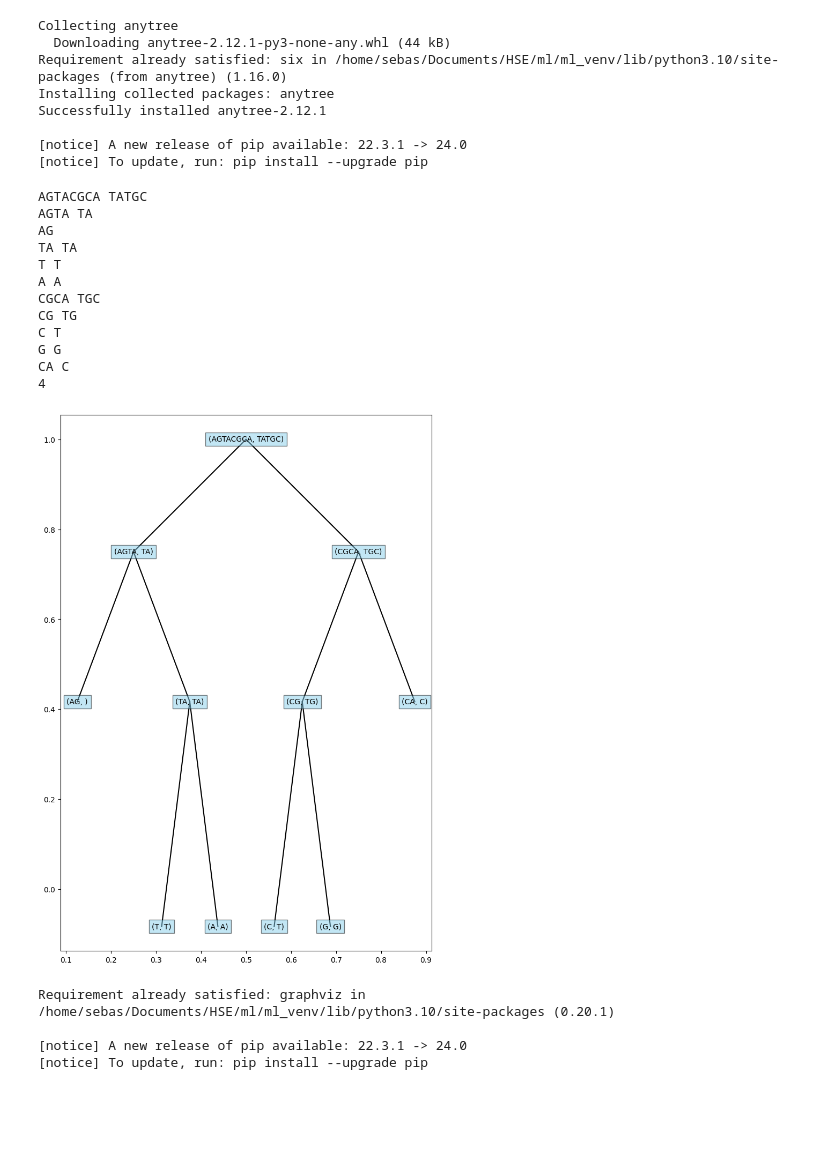
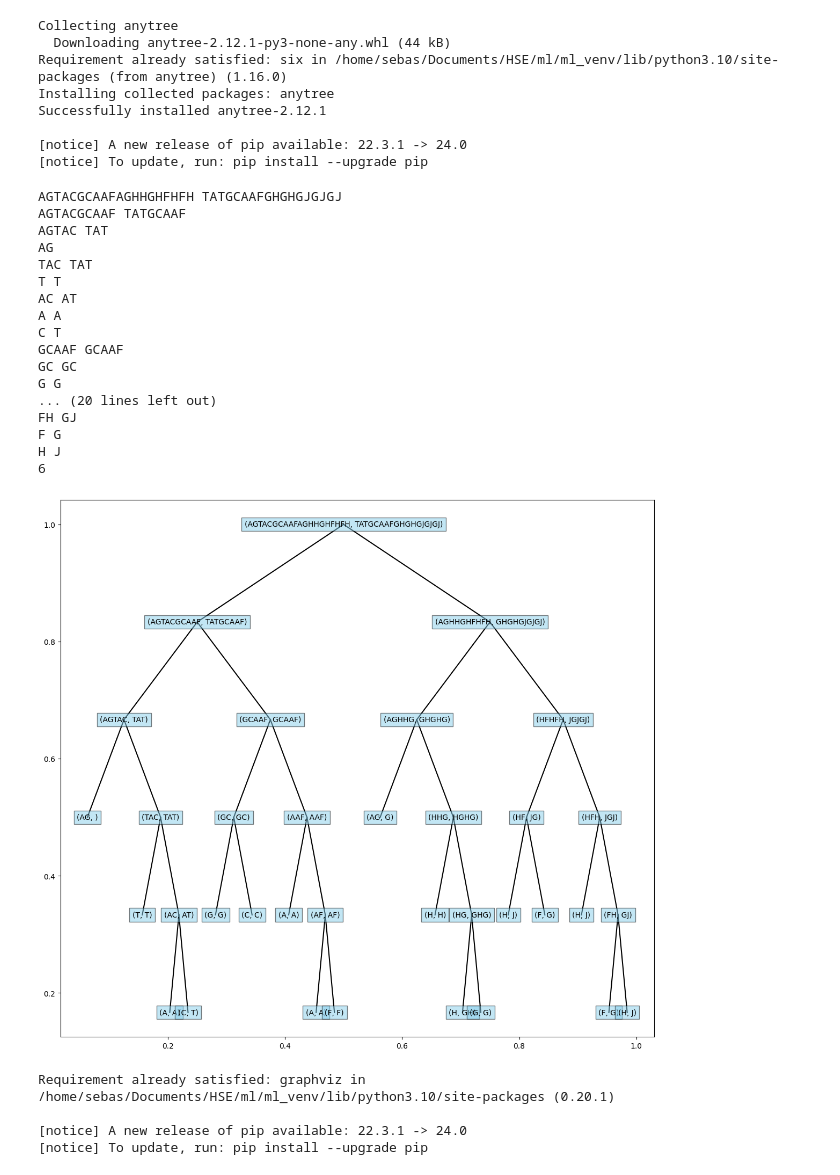
Before and after one commit to powtostream/BioinformaticsCourse2024, a Jupyter notebook: homework/1_3/hw3.ipynb, the cells around one changed output. Drawn from its saved outputs; the diff is of its cells as text; code cells hidden in the pictures; blank space fills up the shorter version.

```diff
--- a/homework/1_3/hw3.ipynb
+++ b/homework/1_3/hw3.ipynb
@@ -90,7 +90,7 @@ def plot_tree(node, x, y, ax, depth, left=0, right=1):
                 if i == 1:
                     child_x = right - (right-left)*0.25
                     ax.plot([x, child_x], [y, child_y], color='black')
-                    plot_tree(child, child_x, child_y, ax, depth - 1, (left+right)*0.5, right)
+                    plot_tree(child, child_x, child_y, ax, depth, (left+right)*0.5, right)
                 else:
                     child_x = left + (right-left)*0.25
                     ax.plot([x, child_x], [y, child_y], color='black')
@@ -115,27 +115,32 @@ def get_tree(str_a, str_b, match, mismatch, delete, insert):
 # %%
 a = "AGTACGCA"
 b = "TATGC"
-# a = "AGTACGCAAFAGHHGHFHFH"
-# b = "TATGCAAFGHGHGJGJGJ"
+a = "AGTACGCAAFAGHHGHFHFH"
+b = "TATGCAAFGHGHGJGJGJ"
 delete = -2
 insert = -2
 match = 2
 mismatch = -1
 root = get_tree(a, b, match, mismatch, delete, insert)
 # %% [output]
-AGTACGCA TATGC
-AGTA TA
+AGTACGCAAFAGHHGHFHFH TATGCAAFGHGHGJGJGJ
+AGTACGCAAF TATGCAAF
+AGTAC TAT
 AG
-TA TA
+TAC TAT
 T T
+AC AT
 A A
-CGCA TGC
-CG TG
 C T
+GCAAF GCAAF
+GC GC
 G G
-CA C
-4
+... (20 lines left out)
+FH GJ
+F G
+H J
+6
-[figure, old version]
+[figure, new version]
 # %%
 # fig, ax = plt.subplots(figsize=(20, 10))
 # plot_tree(root, 0, 0, ax)
```
